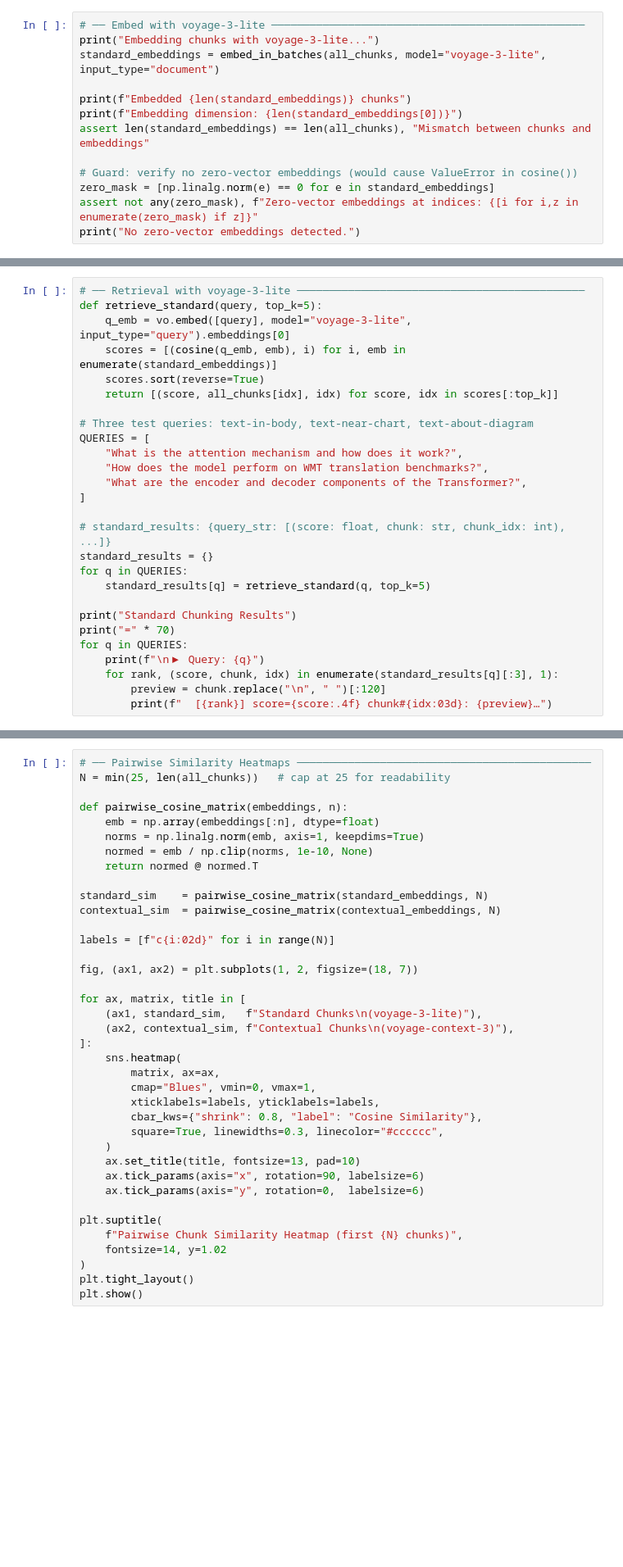
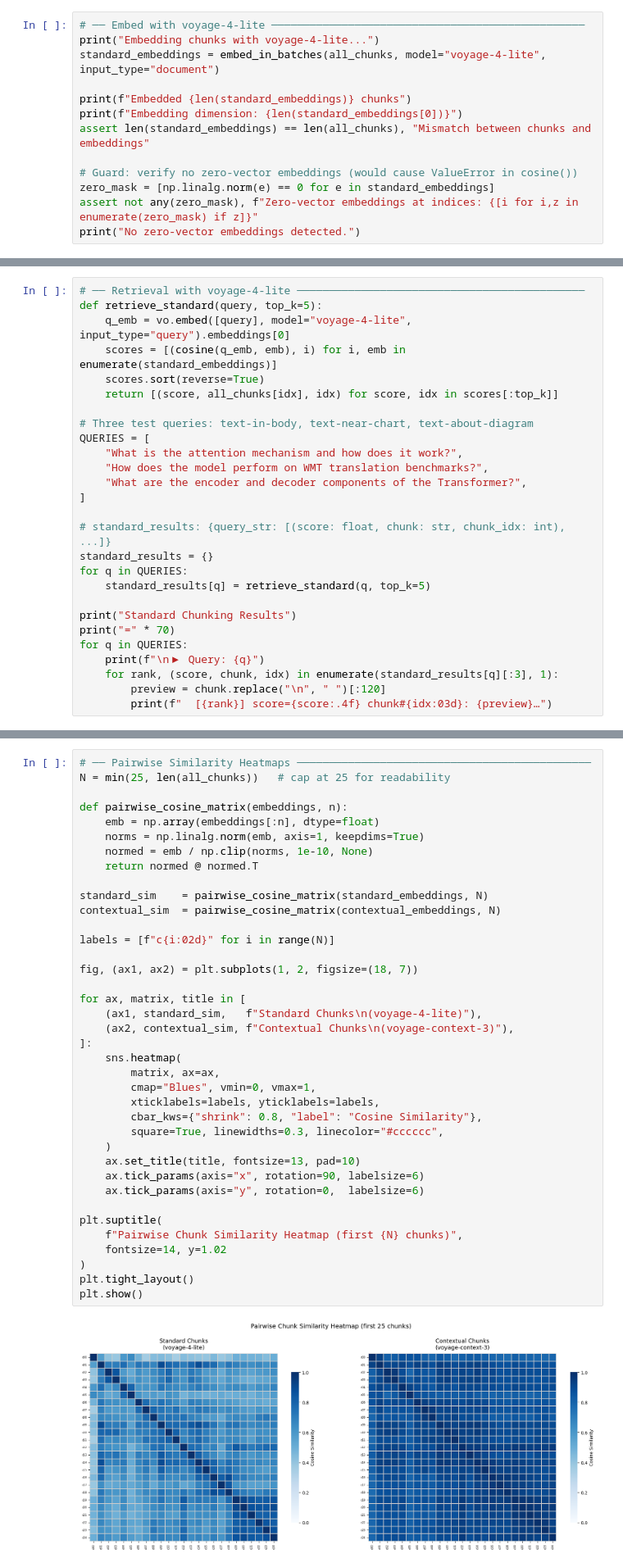
Before and after one commit to munish-mongodb/voyage-ai-demos, a Jupyter notebook: voyage_multimodal_demo.ipynb, the cells around one changed output, grey strips where cells are left out. Shown at 82% size. Saved outputs shown, nothing was run; the diff lists cells and outputs as text; blank space fills up the shorter version.

```diff
--- a/voyage_multimodal_demo.ipynb
+++ b/voyage_multimodal_demo.ipynb
@@ -132,7 +169,7 @@ print(all_chunks[11])
 # %%
-# ── Embed with voyage-3-lite ─────────────────────────────────────────────────
-print("Embedding chunks with voyage-3-lite...")
-standard_embeddings = embed_in_batches(all_chunks, model="voyage-3-lite", input_type="document")
+# ── Embed with voyage-4-lite ─────────────────────────────────────────────────
+print("Embedding chunks with voyage-4-lite...")
+standard_embeddings = embed_in_batches(all_chunks, model="voyage-4-lite", input_type="document")
 
 print(f"Embedded {len(standard_embeddings)} chunks")
 print(f"Embedding dimension: {len(standard_embeddings[0])}")
@@ -145,7 +187,7 @@ print("No zero-vector embeddings detected.")
 # %%
-# ── Retrieval with voyage-3-lite ─────────────────────────────────────────────
+# ── Retrieval with voyage-4-lite ─────────────────────────────────────────────
 def retrieve_standard(query, top_k=5):
-    q_emb = vo.embed([query], model="voyage-3-lite", input_type="query").embeddings[0]
+    q_emb = vo.embed([query], model="voyage-4-lite", input_type="query").embeddings[0]
     scores = [(cosine(q_emb, emb), i) for i, emb in enumerate(standard_embeddings)]
     scores.sort(reverse=True)
     return [(score, all_chunks[idx], idx) for score, idx in scores[:top_k]]
@@ -510,34 +694,36 @@ def pairwise_cosine_matrix(embeddings, n):
     normed = emb / np.clip(norms, 1e-10, None)
     return normed @ normed.T
 
 standard_sim    = pairwise_cosine_matrix(standard_embeddings, N)
 contextual_sim  = pairwise_cosine_matrix(contextual_embeddings, N)
 
 labels = [f"c{i:02d}" for i in range(N)]
 
 fig, (ax1, ax2) = plt.subplots(1, 2, figsize=(18, 7))
 
 for ax, matrix, title in [
-    (ax1, standard_sim,   f"Standard Chunks\n(voyage-3-lite)"),
+    (ax1, standard_sim,   f"Standard Chunks\n(voyage-4-lite)"),
     (ax2, contextual_sim, f"Contextual Chunks\n(voyage-context-3)"),
 ]:
     sns.heatmap(
         matrix, ax=ax,
         cmap="Blues", vmin=0, vmax=1,
         xticklabels=labels, yticklabels=labels,
         cbar_kws={"shrink": 0.8, "label": "Cosine Similarity"},
         square=True, linewidths=0.3, linecolor="#cccccc",
     )
     ax.set_title(title, fontsize=13, pad=10)
     ax.tick_params(axis="x", rotation=90, labelsize=6)
     ax.tick_params(axis="y", rotation=0,  labelsize=6)
 
 plt.suptitle(
     f"Pairwise Chunk Similarity Heatmap (first {N} chunks)",
     fontsize=14, y=1.02
 )
 plt.tight_layout()
 plt.show()
+# %% [output]
+[figure, added]
 # %%
 # ── Summary Statistics ────────────────────────────────────────────────────────
 def mean_off_diagonal(matrix):
```
Also changed, not shown: parts of 23 cells of this notebook, 8 other files.
